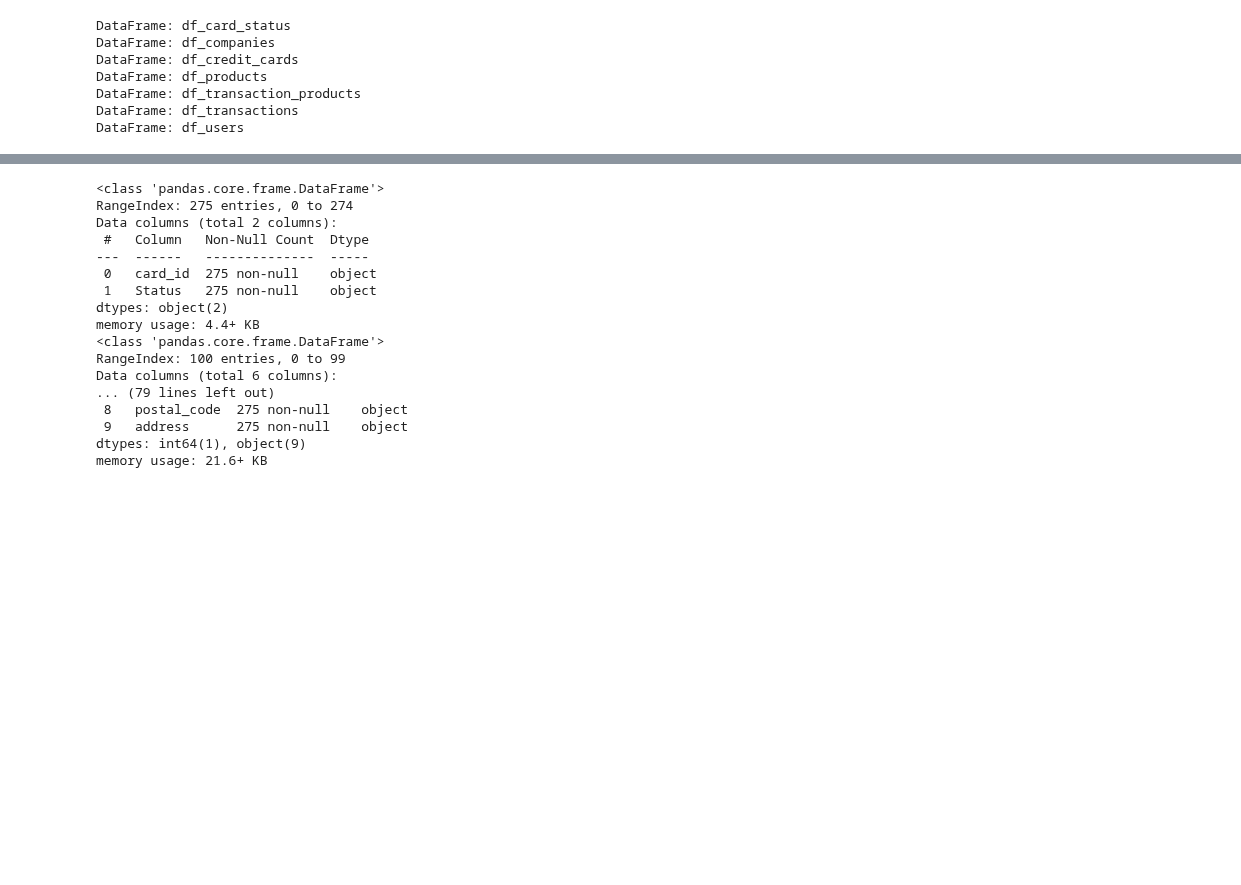
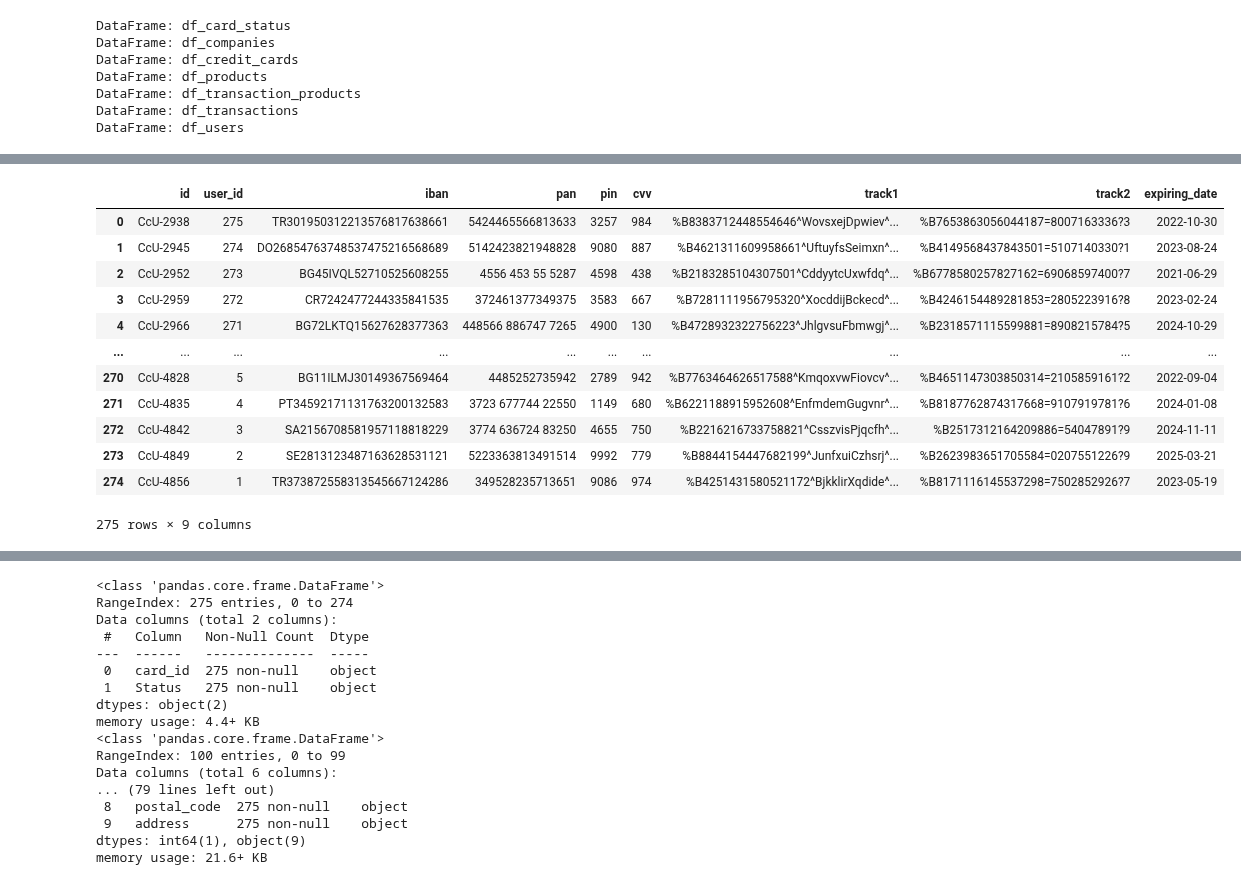
Before and after one commit to Nathalia-GM2912/Data_Analytics_2024, a Jupyter notebook: Sprint_8_Python/Sprint_8.01.ipynb, the cells around one changed output, grey strips where cells are left out. Cells and saved outputs as stored; diff of their text form; code cells hidden in the pictures; blank space fills up the shorter version.

```diff
--- a/Sprint_8_Python/Sprint_8.01.ipynb
+++ b/Sprint_8_Python/Sprint_8.01.ipynb
@@ -113,0 +172,16 @@ DataFrame: df_users
+# %%
+df_credit_cards
+# %% [output]
+|  | id | user_id | iban | pan | pin | cvv | track1 | track2 | expiring_date |
+| 0 | CcU-2938 | 275 | TR301950312213576817638661 | 5424465566813633 | 3257 | 984 | %B8383712448554646^WovsxejDpwiev^... | %B7653863056044187=8007163336?3 | 2022-10-30 |
+| 1 | CcU-2945 | 274 | DO26854763748537475216568689 | 5142423821948828 | 9080 | 887 | %B4621311609958661^UftuyfsSeimxn^... | %B4149568437843501=5107140330?1 | 2023-08-24 |
+| 2 | CcU-2952 | 273 | BG45IVQL52710525608255 | 4556 453 55 5287 | 4598 | 438 | %B2183285104307501^CddyytcUxwfdq^... | %B6778580257827162=69068597400?7 | 2021-06-29 |
+| 3 | CcU-2959 | 272 | CR7242477244335841535 | 372461377349375 | 3583 | 667 | %B7281111956795320^XocddijBckecd^... | %B4246154489281853=2805223916?8 | 2023-02-24 |
+| 4 | CcU-2966 | 271 | BG72LKTQ15627628377363 | 448566 886747 7265 | 4900 | 130 | %B4728932322756223^JhlgvsuFbmwgj^... | %B2318571115599881=8908215784?5 | 2024-10-29 |
+| ... | ... | ... | ... | ... | ... | ... | ... | ... | ... |
+| 270 | CcU-4828 | 5 | BG11ILMJ30149367569464 | 4485252735942 | 2789 | 942 | %B7763464626517588^KmqoxvwFiovcv^... | %B4651147303850314=2105859161?2 | 2022-09-04 |
+| 271 | CcU-4835 | 4 | PT34592171131763200132583 | 3723 677744 22550 | 1149 | 680 | %B6221188915952608^EnfmdemGugvnr^... | %B8187762874317668=9107919781?6 | 2024-01-08 |
+| 272 | CcU-4842 | 3 | SA2156708581957118818229 | 3774 636724 83250 | 4655 | 750 | %B2216216733758821^CsszvisPjqcfh^... | %B2517312164209886=54047891?9 | 2024-11-11 |
+| 273 | CcU-4849 | 2 | SE2813123487163628531121 | 5223363813491514 | 9992 | 779 | %B8844154447682199^JunfxuiCzhsrj^... | %B2623983651705584=0207551226?9 | 2025-03-21 |
+| 274 | CcU-4856 | 1 | TR373872558313545667124286 | 349528235713651 | 9086 | 974 | %B4251431580521172^BjkklirXqdide^... | %B8171116145537298=7502852926?7 | 2023-05-19 |
+275 rows × 9 columns
```
Also changed, not shown: parts of 9 cells of this notebook, 3 other files.
